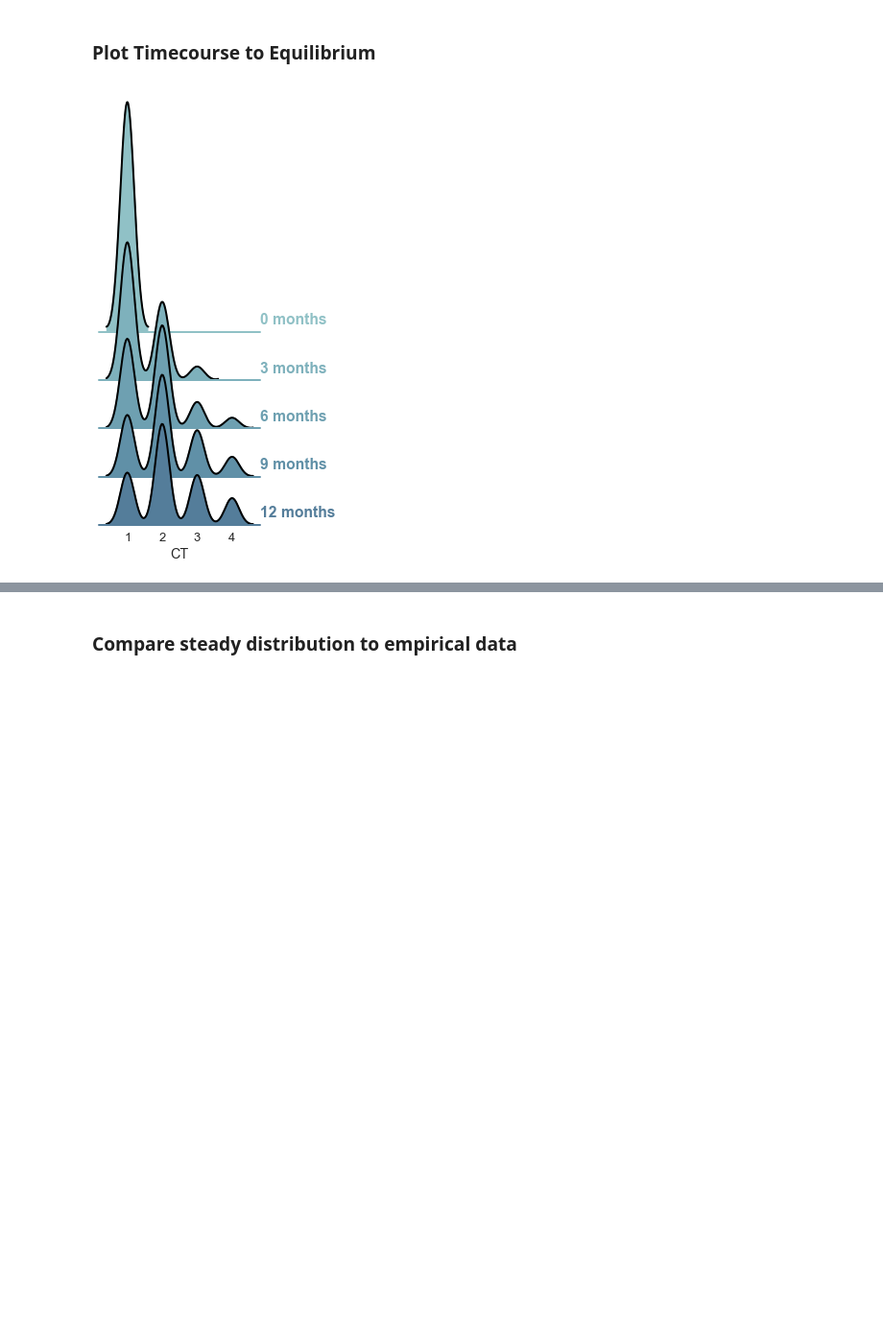
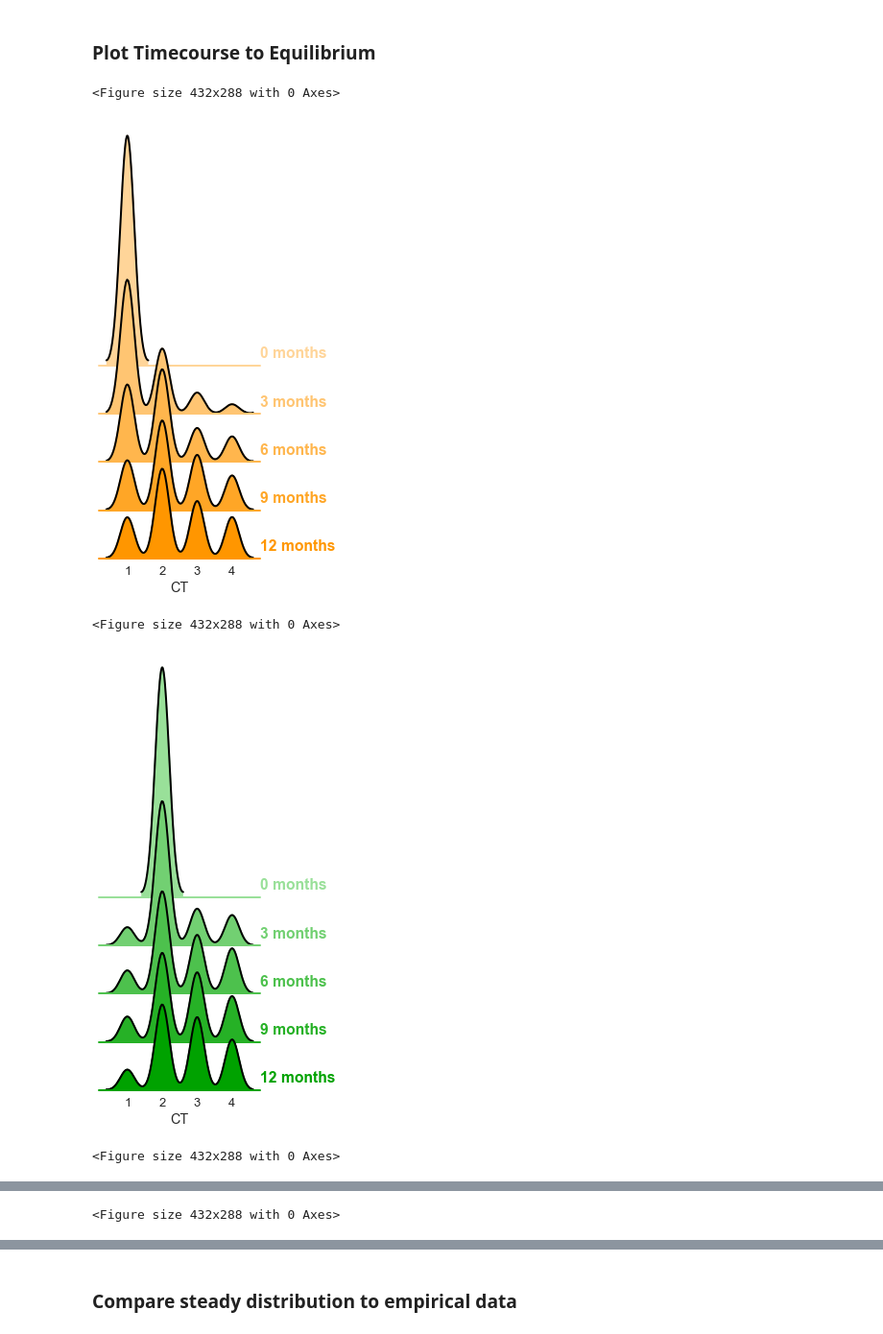
Before and after one commit to munozalexander/Cervicovaginal-Microbiome-Temporal-Dynamics, a Jupyter notebook: Markov_CTLevel.ipynb, the cells around one changed output, grey strips where cells are left out. Shown: that part at 96% size. Saved outputs shown, nothing was run; the diff lists cells and outputs as text; code cells hidden in the pictures; blank space fills up the shorter version.

Commit message:
percentile added and CT figures updated

```diff
--- a/Markov_CTLevel.ipynb
+++ b/Markov_CTLevel.ipynb
@@ -189,35 +189,39 @@ plt.show()
 # %% [markdown]
 ### Plot Timecourse to Equilibrium
 # %%
-# sample data starting from ct1
-timepoints, samplesize = 5, 1000
-ct1_timecourse = pd.DataFrame(0, index=range(timepoints*samplesize), columns=['timepoint','samples'])
-ct1V = pykov.Vector(CT1=1)
-for t in range(timepoints):
-    samples = np.random.choice(range(1,5), p=vector2list(chain.pow(ct1V, t)), size=samplesize)
-    ct1_timecourse.iloc[samplesize*t:samplesize*(t+1),0] = [t for i in range(samplesize)]
-    ct1_timecourse.iloc[samplesize*t:samplesize*(t+1),1] = samples
-
-# plot
+# sample data starting from various cts
 sns.set(font_scale=1.3, style='white',rc={"axes.facecolor": (0, 0, 0, 0)})
-pal = sns.cubehelix_palette(10, rot=-.25, light=.7)
-g = sns.FacetGrid(ct1_timecourse, row="timepoint", hue="timepoint", size=1.5, aspect=2, palette=pal)
-g.map(sns.kdeplot, 'samples', clip_on=False, shade=True, alpha=1, lw=1.5, bw=.2)
-g.map(sns.kdeplot, 'samples', clip_on=False, color="k", lw=2, bw=.2)
-g.map(plt.axhline, y=0, lw=2, clip_on=False)
 
 def label(x, color, label):
     ax = plt.gca()
     ax.text(1, .05, str(int(label)*3)+' months', fontweight="bold", color=color,
             ha="left", va="center", transform=ax.transAxes)
 
-g.map(label, 'samples')
-g.fig.subplots_adjust(hspace=-.8)
-g.set_titles("")
-g.set(yticks=[])
-g.set(xticks=range(1,5))
-g.despine(bottom=True, left=True)
-plt.xlabel('CT')
-plt.show()
+for e,vector in enumerate([pykov.Vector(CT1=1), pykov.Vector(CT2=1), pykov.Vector(CT3=1), pykov.Vector(CT4=1)]):
+    timepoints, samplesize = 5, 1000
+    ct_timecourse = pd.DataFrame(0, index=range(timepoints*samplesize), columns=['timepoint','samples'])
+    for t in range(timepoints):
+        samples = np.random.choice(range(1,5), p=vector2list(chain.pow(vector, t)), size=samplesize)
+        ct_timecourse.iloc[samplesize*t:samplesize*(t+1),0] = [t for i in range(samplesize)]
+        ct_timecourse.iloc[samplesize*t:samplesize*(t+1),1] = samples
+    plt.figure()
+    g = sns.FacetGrid(ct_timecourse, row="timepoint", hue="timepoint", \
+                      size=1.5, aspect=2, palette=sns.light_palette(COLORS[e], n_colors=7)[2:])
+    g.map(sns.kdeplot, 'samples', clip_on=False, shade=True, alpha=1, lw=1.5, bw=.2)
+    g.map(sns.kdeplot, 'samples', clip_on=False, color="k", lw=2, bw=.2)
+    g.map(plt.axhline, y=0, lw=2, clip_on=False)
+    g.map(label, 'samples')
+    g.fig.subplots_adjust(hspace=-.8)
+    g.set_titles("")
+    g.set(yticks=[])
+    g.set(xticks=range(1,5))
+    g.despine(bottom=True, left=True)
+    plt.xlabel('CT')
+    plt.savefig('figures/ct'+str(e+1)+'densitytimeline.pdf', bbox_inches='tight')
+    plt.show()
 # %% [output]
+<Figure size 432x288 with 0 Axes>
-[figure, old version]
+[figure, new version]
+<Figure size 432x288 with 0 Axes>
+[figure, added]
+<Figure size 432x288 with 0 Axes>
@@ -223,0 +229 @@ plt.show()
+<Figure size 432x288 with 0 Axes>
```
Also changed, not shown: parts of 14 cells of this notebook, 17 other files.
